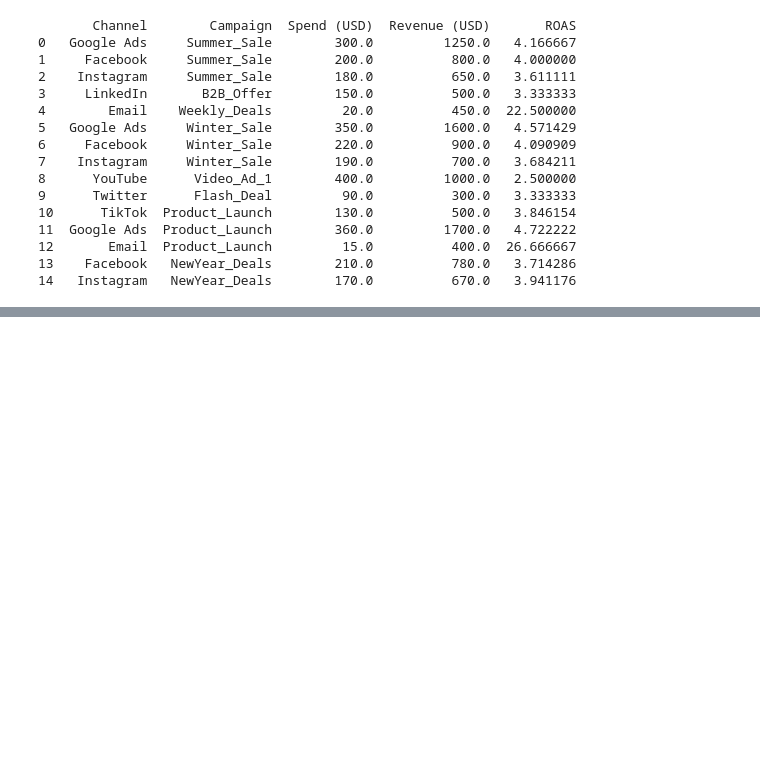
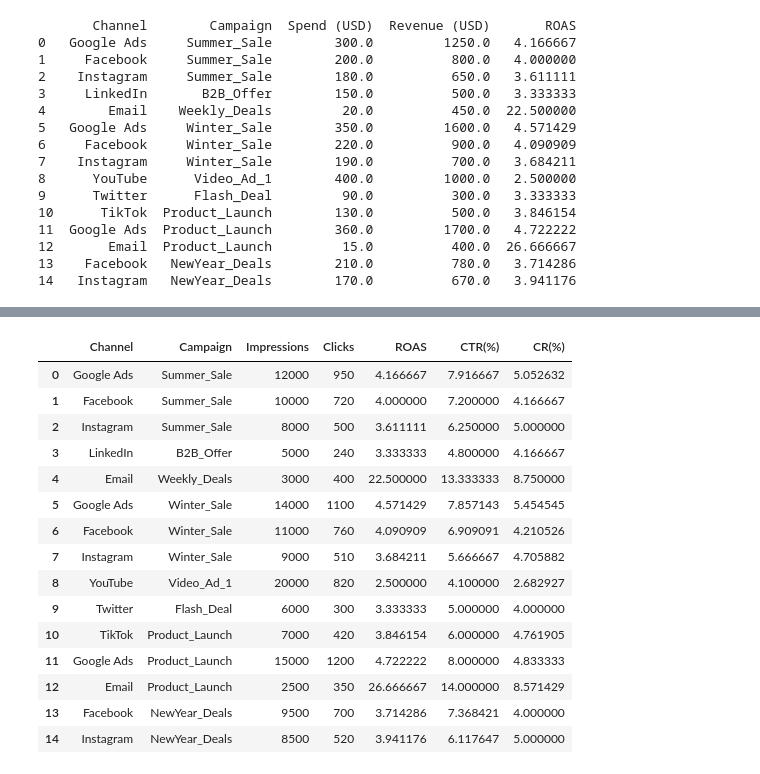
Before and after one commit to aozturkalan/API_file_pull, a Jupyter notebook: read_sheet.ipynb, the cells around one changed output, grey strips where cells are left out. Cells and saved outputs as stored; diff of their text form; code cells hidden in the pictures; blank space fills up the shorter version.

```diff
--- a/read_sheet.ipynb
+++ b/read_sheet.ipynb
@@ -65,0 +124,23 @@ print(df[['Channel', 'Campaign', 'Spend (USD)', 'Revenue (USD)', 'ROAS']])
+# %%
+# CR hesapla
+df['CR(%)'] = (df['Conversions'] / df['Clicks'])*100
+
+# Sonuçları yazdır
+df[['Channel', 'Campaign', 'Impressions', 'Clicks', 'ROAS', 'CTR(%)', 'CR(%)']]
+# %% [output]
+|  | Channel | Campaign | Impressions | Clicks | ROAS | CTR(%) | CR(%) |
+| 0 | Google Ads | Summer_Sale | 12000 | 950 | 4.166667 | 7.916667 | 5.052632 |
+| 1 | Facebook | Summer_Sale | 10000 | 720 | 4.000000 | 7.200000 | 4.166667 |
+| 2 | Instagram | Summer_Sale | 8000 | 500 | 3.611111 | 6.250000 | 5.000000 |
+| 3 | LinkedIn | B2B_Offer | 5000 | 240 | 3.333333 | 4.800000 | 4.166667 |
+| 4 | Email | Weekly_Deals | 3000 | 400 | 22.500000 | 13.333333 | 8.750000 |
+| 5 | Google Ads | Winter_Sale | 14000 | 1100 | 4.571429 | 7.857143 | 5.454545 |
+| 6 | Facebook | Winter_Sale | 11000 | 760 | 4.090909 | 6.909091 | 4.210526 |
+| 7 | Instagram | Winter_Sale | 9000 | 510 | 3.684211 | 5.666667 | 4.705882 |
+| 8 | YouTube | Video_Ad_1 | 20000 | 820 | 2.500000 | 4.100000 | 2.682927 |
+| 9 | Twitter | Flash_Deal | 6000 | 300 | 3.333333 | 5.000000 | 4.000000 |
+| 10 | TikTok | Product_Launch | 7000 | 420 | 3.846154 | 6.000000 | 4.761905 |
+| 11 | Google Ads | Product_Launch | 15000 | 1200 | 4.722222 | 8.000000 | 4.833333 |
+| 12 | Email | Product_Launch | 2500 | 350 | 26.666667 | 14.000000 | 8.571429 |
+| 13 | Facebook | NewYear_Deals | 9500 | 700 | 3.714286 | 7.368421 | 4.000000 |
+| 14 | Instagram | NewYear_Deals | 8500 | 520 | 3.941176 | 6.117647 | 5.000000 |
```
Also changed, not shown: parts of 5 cells of this notebook.
